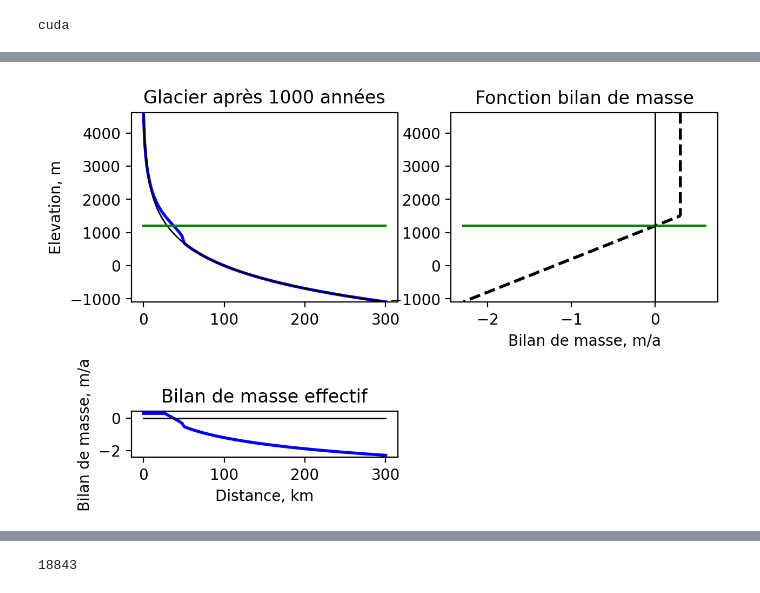
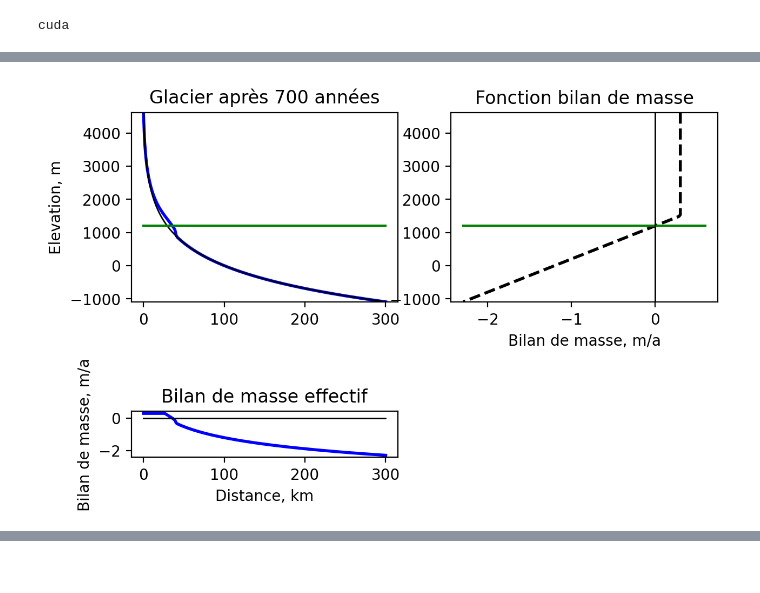
Before and after one commit to kejdilleshi/InvertedGlacierEvolutionModel, a Jupyter notebook: IGEM.ipynb, the cells around one changed output, grey strips where cells are left out. Saved outputs shown, nothing was run; the diff lists cells and outputs as text; code cells hidden in the pictures.

```diff
--- a/IGEM.ipynb
+++ b/IGEM.ipynb
@@ -16,11 +105,12 @@ grad_b = 0.001  # gradient of ice balance as a function of elevation. yr^-1
 
 z_ELA = 1200  # equilibrium line altitude
 Lx = 3e5  # model length, m
-ttot = 1e3  # total time
+ttot = 700  # total time
 rhog = 910 * 9.81  # ice density kg/m^3 * gravity m/s^{-2}
 fd = 1e-15  # physical constant for ice diffusivity, Pa^3/y
 kD = fd * rhog**3  # lump all constants for diffusivity together
-epsilon = 1e-12
+epsilon = 1e-12 # Epsilon to avoid division by zero
+
 
 
 # Numerics
@@ -33,13 +123,11 @@ nout = 100  # frequency of plotting
 
 # Initialization
 Z_bed = -1000 * torch.log(x + 1000) + 11522.8  # topography
-H = torch.zeros(nx, device=device)  # ice thickness
-time = 0.0  # initialize time
+H_initial= torch.zeros(nx, device=device) #torch.load('initial_thickness.pt', weights_only=True).to(device)
+H = H_initial.clone()
+Time = 0.0  # initialize time
 nplot = 0  # counter for plotting
 
 Z = Z_bed + H  # ice surface
 
-time = 0
 it = 0
-# Epsilon to avoid division by zero
-epsilon = 1e-12
@@ -87,61 +136,45 @@ def compute_slope(Z, dx):
 data = []
 
 # Time loop
-while time < ttot:
+start = time.time()
+
+while Time < ttot:
 
     # compute dHdt due to diffusion
     H_av = 0.5 * (H[:-1] + H[1:])  # average height between cells (nx-1)
     D = kD * H_av**5 * (torch.diff(Z) / dx)**2  # diffusivity (nx-1)
     qx = -D * torch.diff(Z) / dx  # ice flux
-    # Compute velocity safely
-    v_x = torch.where(H[:-1] > epsilon, qx / (H[:-1] + epsilon), torch.tensor(0.0, device=device))
-    dHdt = -torch.diff(v_x*H[:-1]) / dx  # change in ice thickness from flow
+
+    dHdt = -torch.diff(qx) / dx  # change in ice thickness from flow
 
     # update time step as function of D
     max_D = torch.max(D).item()
     dt = min(dtmax, dx**2 / (2.1 * (max_D + epsilon)))  # update time step
 
     # update thickness of ice (iceflow)
     H[1:-1] += dt * dHdt  # update ice thickness from flow
 
     # update ice thickness (mass balance)
     b = torch.minimum(grad_b * (Z - z_ELA), torch.tensor(b_max, device=device))
     H[1:-1] += dt * b[1:-1]
 
     H[H < 0] = 0  # set any negative thickness to 0
 
     # Boundary conditions
     H[0] = 0
     H[-1] = 0
 
     Z = Z_bed + H  # update ice surface
-    time += dt  # update time
+    Time += dt  # update time
 
     it += 1
 
-    if it > 10000:
-        z_ELA = 1500
-
-
-    # Compute slope
-
-    slope = compute_slope(Z, dx)
-
-    # Save slope, ice thickness (with same size as slope), and velocity
-    data.append((slope.cpu(), H[:-1].cpu(), v_x.cpu()))  # H and v_x are trimmed to match slope
 
     # Call visualization function
     if it % nout == 0:
 
-        visualize_glacier(x, Z, Z_bed, z_ELA, b, time)
-
-# Convert data into tensors for ML training
-slope_data, thickness_data, velocity_data = zip(*data)
-slope_tensor = torch.stack(slope_data, dim=0)  # Concatenate along the batch axis
-thickness_tensor = torch.stack(thickness_data,dim=0)  # Concatenate along the batch axis
-velocity_tensor = torch.stack(velocity_data,dim=0)  # Concatenate along the batch axis
-
-# Save the data for later use
-torch.save((slope_tensor, thickness_tensor, velocity_tensor), 'glacier_data.pt')
+        visualize_glacier(x, Z, Z_bed, z_ELA, b, Time)
+end = time.time()
+print(f"Elapsed time is : {end - start} s")
 # %% [output]
-[figure, old version]
+[figure, new version]
@@ -148,5 +182,3 @@ torch.save((slope_tensor, thickness_tensor, velocity_tensor), 'glacier_data.pt')
 # %%
 # Sav e the observations.
-# torch.save(H,'observed_thk.pt')
+torch.save(H,'observed_thk.pt')
-# %% [output]
-18843
```
Also changed, not shown: parts of 22 cells of this notebook, 1 other file.
